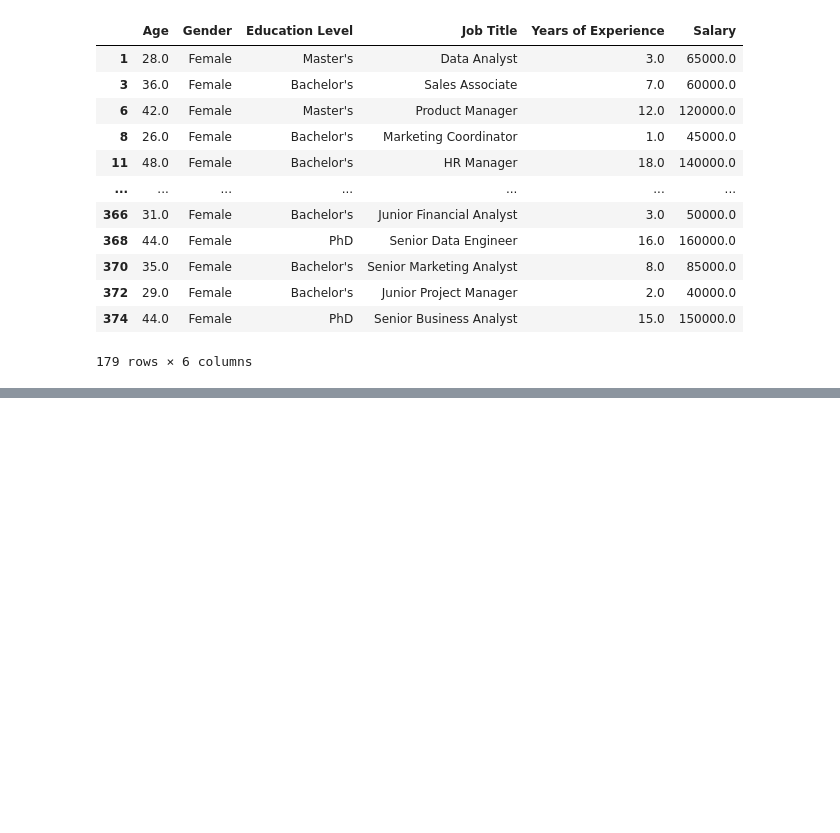
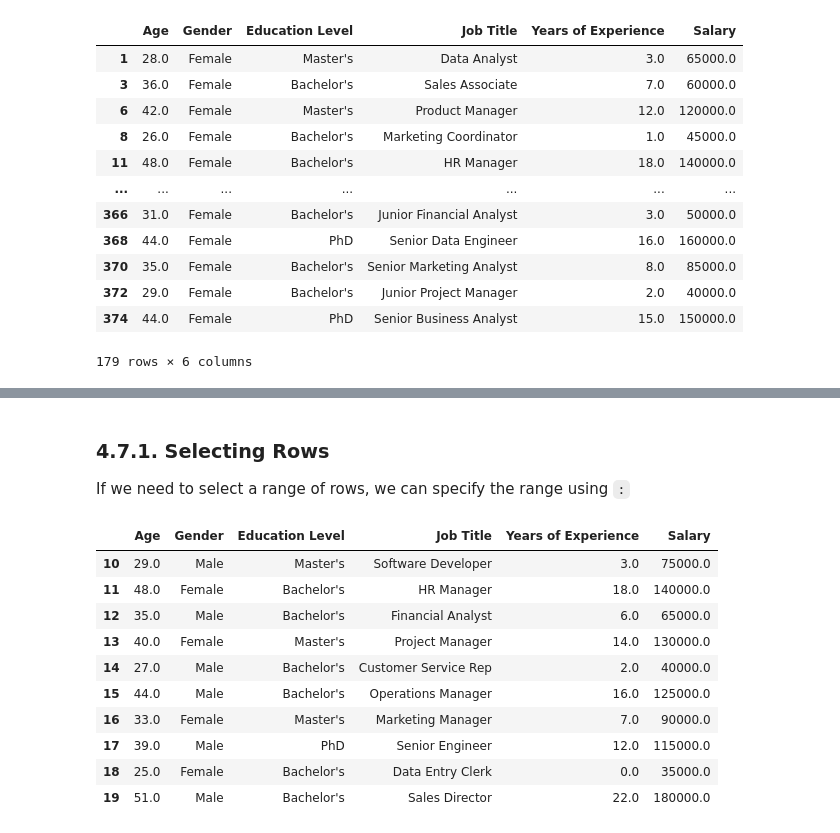
Before and after one commit to MYTE21/AI.Ultron, a Jupyter notebook: (1) Introduction to NN/(1.1) Python for Data Analysis/(1.1.1) Python for Data Analysis.ipynb, the cells around one changed output, grey strips where cells are left out. Saved outputs shown, nothing was run; the diff lists cells and outputs as text; code cells hidden in the pictures; blank space fills up the shorter version.

```diff
--- a/(1) Introduction to NN/(1.1) Python for Data Analysis/(1.1.1) Python for Data Analysis.ipynb
+++ b/(1) Introduction to NN/(1.1) Python for Data Analysis/(1.1.1) Python for Data Analysis.ipynb
@@ -412,0 +486,18 @@ df[df["Gender"] == "Female"]
+# %% [markdown]
+### 4.7.1. Selecting Rows
+If we need to select a range of rows, we can specify the range using `:`
+# %%
+# Select rows by their position
+df[10:20]
+# %% [output]
+|  | Age | Gender | Education Level | Job Title | Years of Experience | Salary |
+| 10 | 29.0 | Male | Master's | Software Developer | 3.0 | 75000.0 |
+| 11 | 48.0 | Female | Bachelor's | HR Manager | 18.0 | 140000.0 |
+| 12 | 35.0 | Male | Bachelor's | Financial Analyst | 6.0 | 65000.0 |
+| 13 | 40.0 | Female | Master's | Project Manager | 14.0 | 130000.0 |
+| 14 | 27.0 | Male | Bachelor's | Customer Service Rep | 2.0 | 40000.0 |
+| 15 | 44.0 | Male | Bachelor's | Operations Manager | 16.0 | 125000.0 |
+| 16 | 33.0 | Female | Master's | Marketing Manager | 7.0 | 90000.0 |
+| 17 | 39.0 | Male | PhD | Senior Engineer | 12.0 | 115000.0 |
+| 18 | 25.0 | Female | Bachelor's | Data Entry Clerk | 0.0 | 35000.0 |
+| 19 | 51.0 | Male | Bachelor's | Sales Director | 22.0 | 180000.0 |
```
Also changed, not shown: parts of 25 cells of this notebook.
